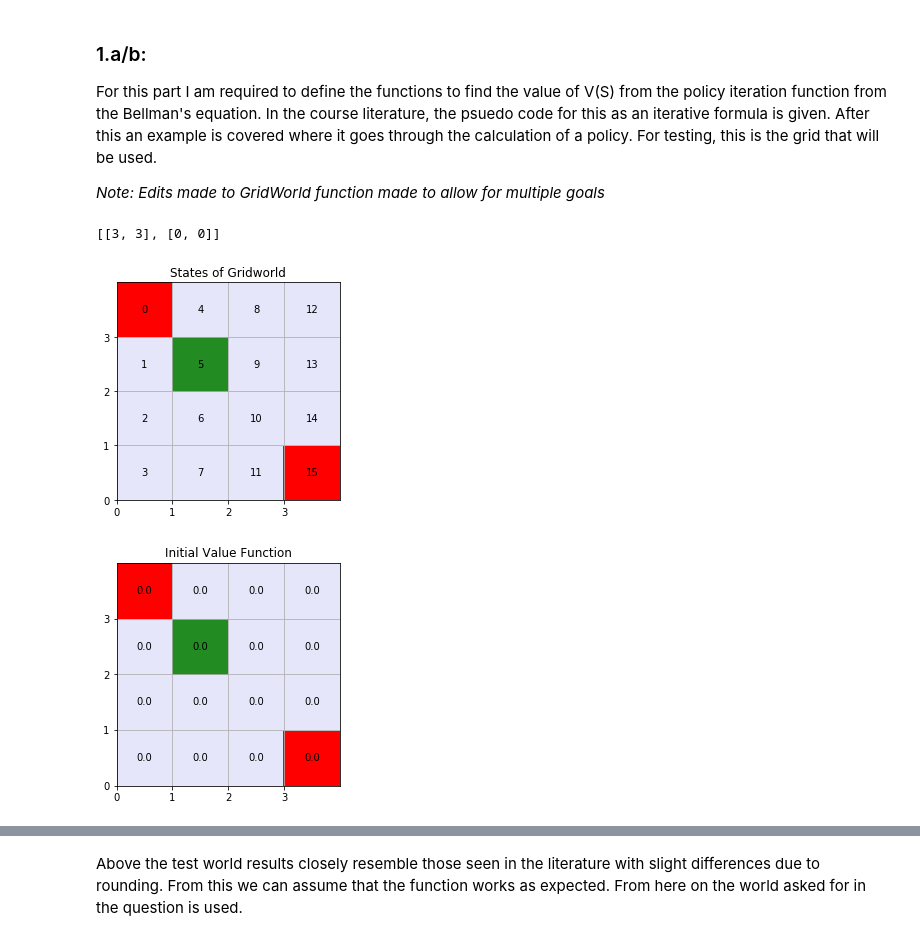
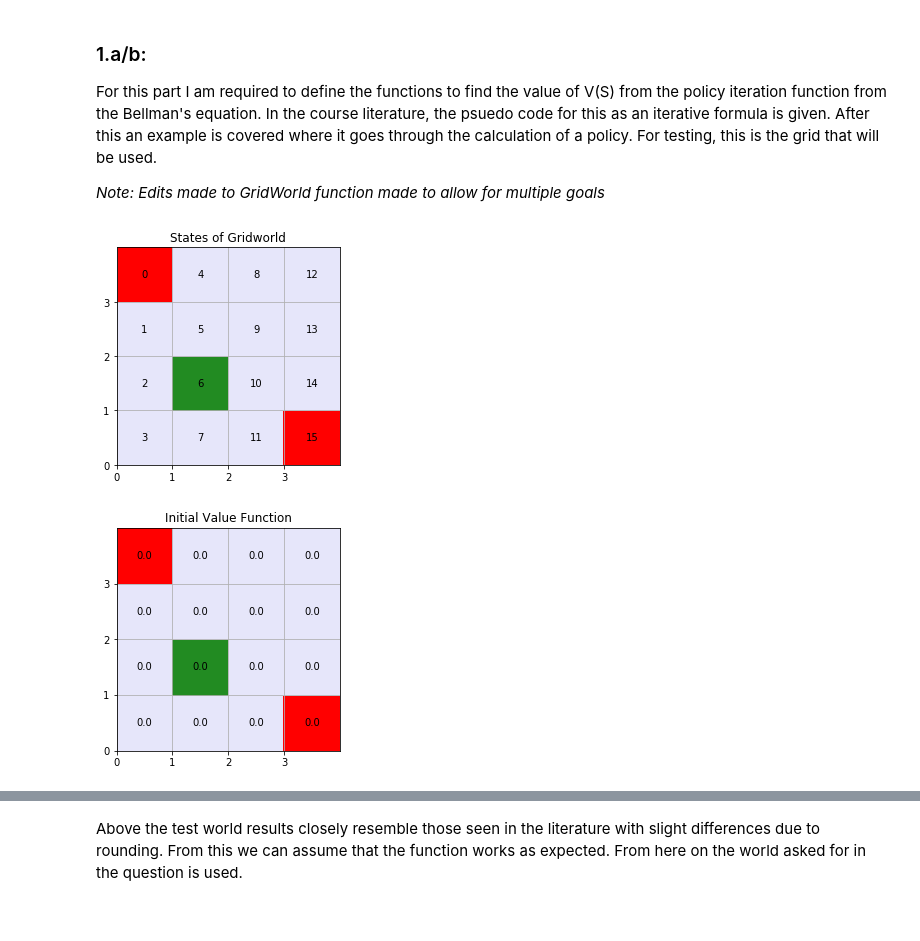
Before and after one commit to Super-SaiyanSandwich/ECMM422-CA4, a Jupyter notebook: ECMM422-CA4-RL-2020.ipynb, the cells around one changed output, grey strips where cells are left out. Drawn from its saved outputs; the diff is of its cells as text; code cells hidden in the pictures.

```diff
--- a/ECMM422-CA4-RL-2020.ipynb
+++ b/ECMM422-CA4-RL-2020.ipynb
@@ -62,7 +62,7 @@ class GridWorld:
         self.gamma = gamma
         self.actions = range(4)
         self.delta = np.array([[0,-1],[+1,0],[0,+1],[-1,0]])
-        self.actions_labels = ['up','right','down','left']
+        self.action_labels = ['up','right','down','left']
 
         self.states = range(width*height)
 
@@ -253,7 +253,7 @@ class GridWorld:
         Display grid as a plot with value function shown above
         '''
         try:
-            if V:
+            if not V:
                 return False
         except:
             if not len(V) == len(self.states):
@@ -275,6 +275,39 @@ class GridWorld:
         for i in range(self.width):
             for j in range(self.height):
                 text = plt.text(i + 0.5, self.height - (j + 0.5), round(V[i,j],2), ha="center", va="center", color="k")
+
+
+    def plot_Q_function(self, Q = None, title = ""):
+        '''
+        Display grid as a plot with value function shown above
+        '''
+        try:
+            if not Q:
+                return False
+        except:
+            if not (len(Q) == len(self.states)):
+                print(Q.shape)
+                print(len(Q))
+                print(len(self.states))
+                return False
+
+        plt.figure(figsize=(self.width, self.height + 0.1))
+        plt.xticks(np.arange(0, self.width, 1))
+        plt.yticks(np.arange(0, self.height, 1))
+        plt.title(title)
+        cmap = ListedColormap(['lavender','red','dimgrey','forestgreen'])
+        #bounds=[-0.5, 0.5, 1.5, 2.5, 3.5]
+        #norm = colors.BoundaryNorm(bounds, cmap.N)
+        heatmap = plt.pcolor(np.flip(np.array(self.grid),0), cmap=cmap)
+        #plt.colorbar(heatmap, ticks=[0, 1, 2, 3])
+        plt.grid()
+
+        Q = np.round(np.array(Q).reshape(self.width,self.height,len(self.actions)),decimals=4)
+
+        for i in range(self.width):
+            for j in range(self.height):
+                text = plt.text(i + 0.5, self.height - (j + 0.5), self.action_labels[np.argmax(Q[i,j,:])], ha="center", va="center", color="k")
+
 
 
     def show_states(self):
@@ -414,20 +447,19 @@ For this part I am required to define the functions to find the value of V(S) fr
 
 *Note: Edits made to GridWorld function made to allow for multiple goals*
 # %%
-test_world = GridWorld(4,4, gamma=1.0, start=[1,1], goal=[[3,3],[0,0]])
+test_world = GridWorld(4,4, gamma=1.0, start=[1,2], goal=[[3,3],[0,0]])
 np.set_printoptions(precision=2)
 
 #world.show_states()
 #world.plot_grid()
 test_world.plot_states()
 
 V = np.zeros(len(test_world.states))
 #print(V.reshape((world.width,world.height)).T)
 test_world.plot_value_function(V = V, title = "Initial Value Function")
 # %% [output]
-[[3, 3], [0, 0]]
-[figure, old version]
+[figure, new version]
-[figure, old version]
+[figure, new version]
 # %% [markdown]
 The psuedo-code for the iterative policy evaluation is as follows:
 
```
Also changed, not shown: parts of 7 cells of this notebook.
